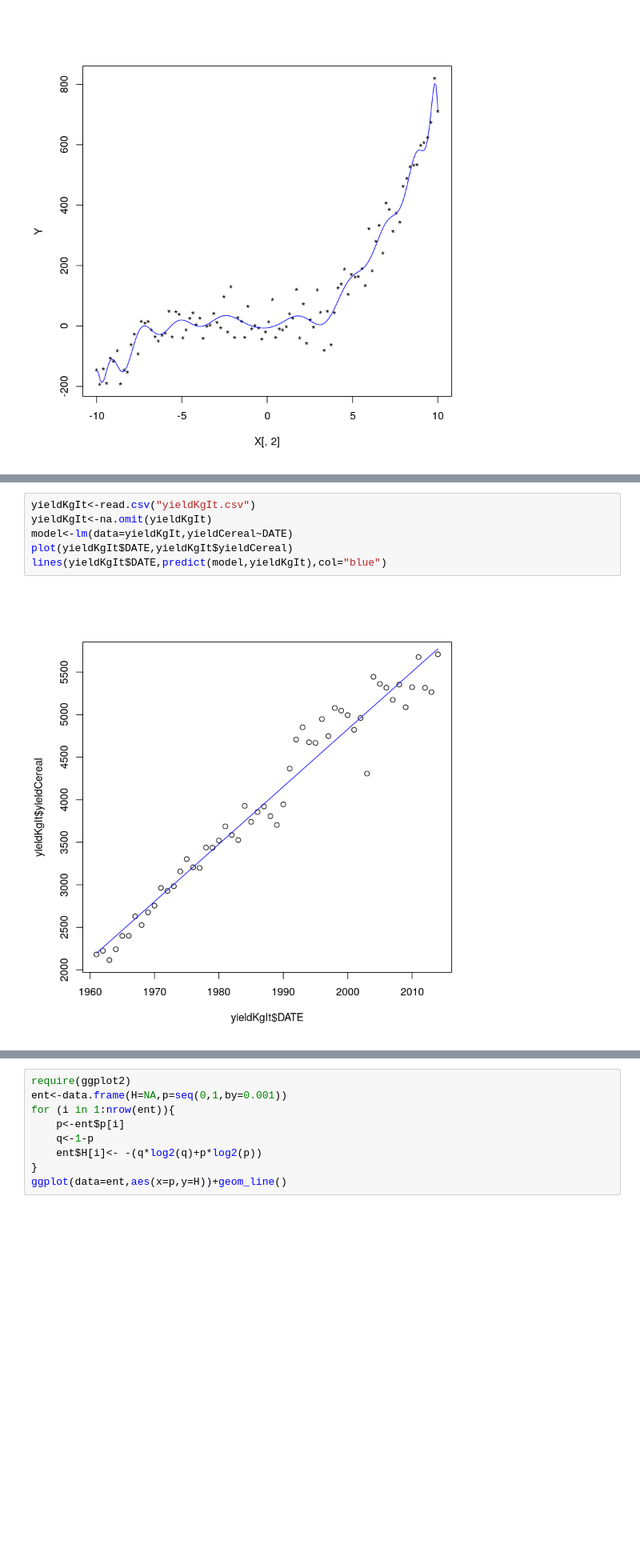
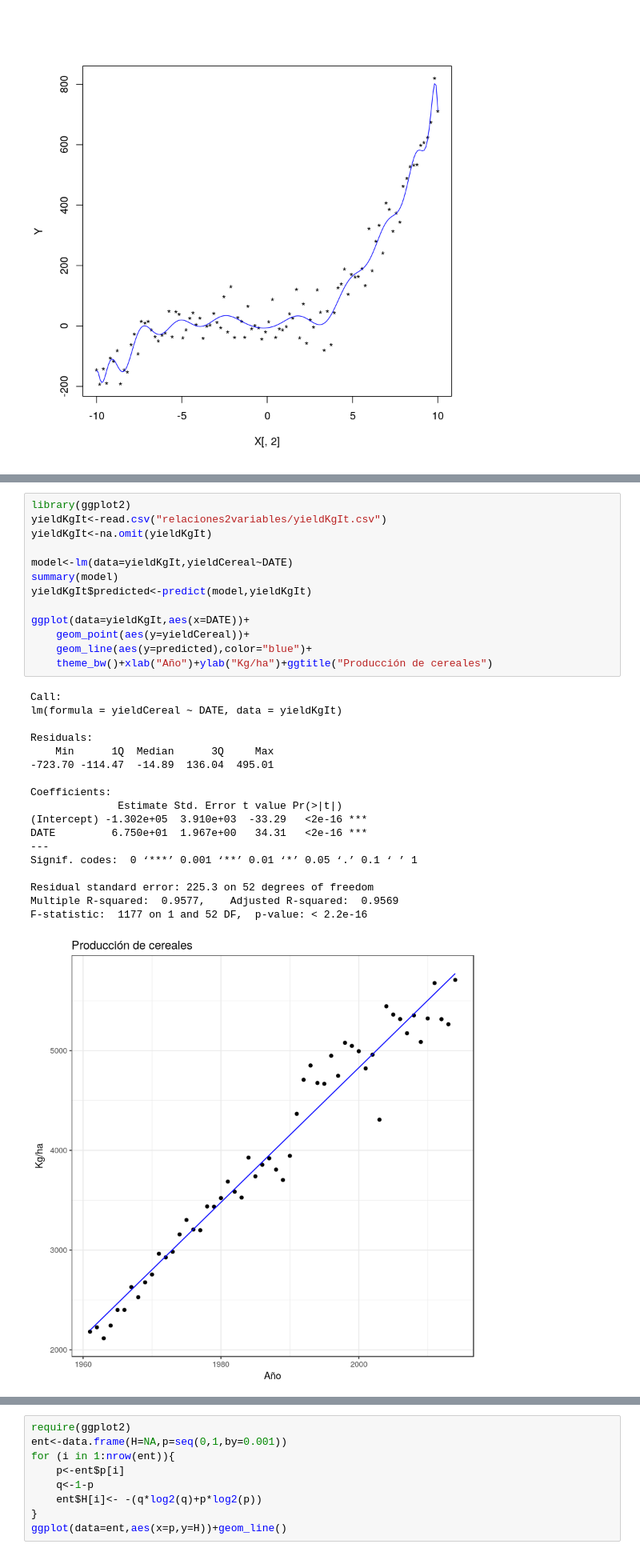
Before and after one commit to planga82/KeepCodingEstadisticaR, a Jupyter notebook: 5 - Relaciones entre variables.ipynb, the cells around one changed output, grey strips where cells are left out. Shown: that part at 80% size. Cells and saved outputs as stored; diff of their text form; blank space fills up the shorter version.

```diff
--- a/5 - Relaciones entre variables.ipynb
+++ b/5 - Relaciones entre variables.ipynb
@@ -865,8 +893,32 @@ poly(x, 24)20  poly(x, 24)21  poly(x, 24)22  poly(x, 24)23  poly(x, 24)24
 # %%
-yieldKgIt<-read.csv("yieldKgIt.csv")
+library(ggplot2)
+yieldKgIt<-read.csv("relaciones2variables/yieldKgIt.csv")
 yieldKgIt<-na.omit(yieldKgIt)
+
 model<-lm(data=yieldKgIt,yieldCereal~DATE)
-plot(yieldKgIt$DATE,yieldKgIt$yieldCereal)
-lines(yieldKgIt$DATE,predict(model,yieldKgIt),col="blue")
+summary(model)
+yieldKgIt$predicted<-predict(model,yieldKgIt)
+
+ggplot(data=yieldKgIt,aes(x=DATE))+
+    geom_point(aes(y=yieldCereal))+
+    geom_line(aes(y=predicted),color="blue")+
+    theme_bw()+xlab("Año")+ylab("Kg/ha")+ggtitle("Producción de cereales")
 # %% [output]
+Call:
+lm(formula = yieldCereal ~ DATE, data = yieldKgIt)
+
+Residuals:
+    Min      1Q  Median      3Q     Max
+-723.70 -114.47  -14.89  136.04  495.01
+
+Coefficients:
+              Estimate Std. Error t value Pr(>|t|)
+(Intercept) -1.302e+05  3.910e+03  -33.29   <2e-16 ***
+DATE         6.750e+01  1.967e+00   34.31   <2e-16 ***
+---
+Signif. codes:  0 ‘***’ 0.001 ‘**’ 0.01 ‘*’ 0.05 ‘.’ 0.1 ‘ ’ 1
+
+Residual standard error: 225.3 on 52 degrees of freedom
+Multiple R-squared:  0.9577,    Adjusted R-squared:  0.9569
+F-statistic:  1177 on 1 and 52 DF,  p-value: < 2.2e-16
-[figure, old version]
+[figure, new version]
```
Also changed, not shown: parts of 10 cells of this notebook, 15 other files.
